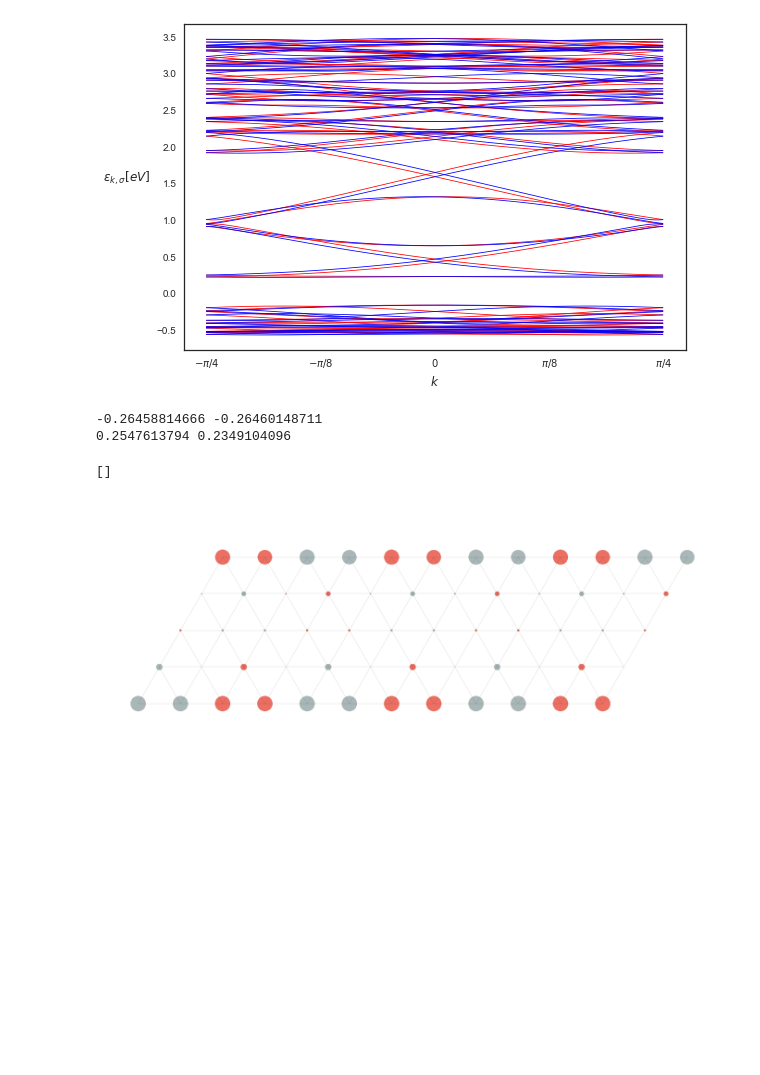
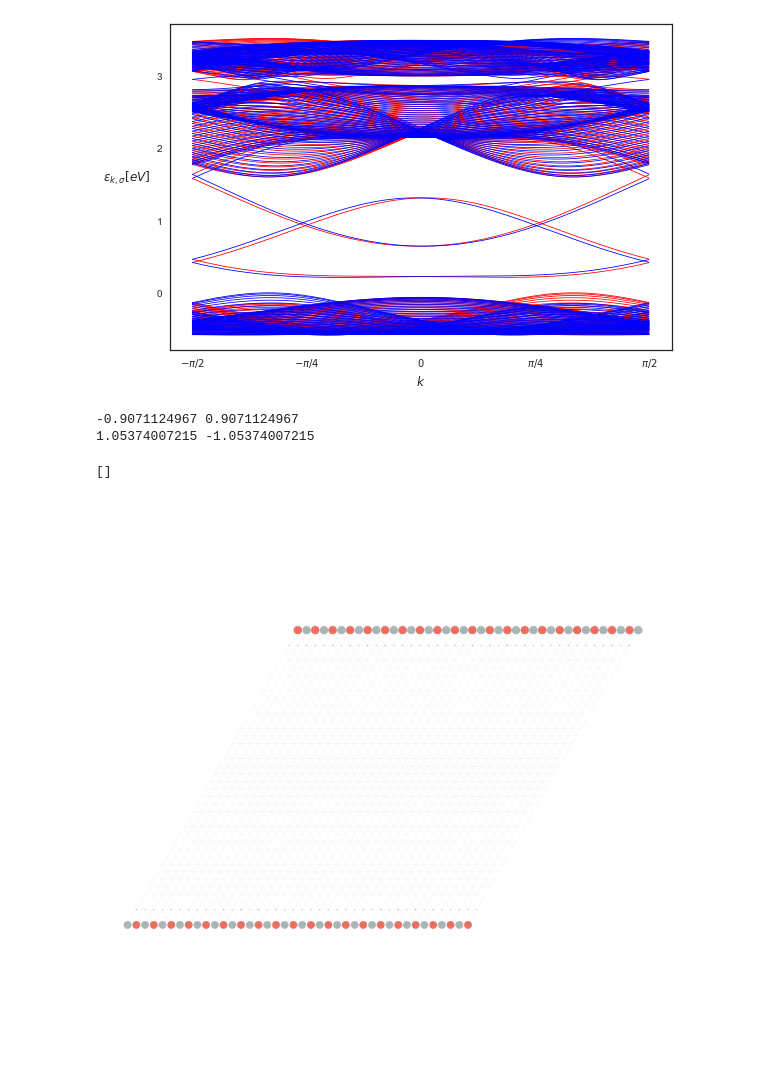
Before and after one commit to fmonteir/tmd-nanoribbon-mean-field, a Jupyter notebook: examples/plot-src/kspace.ipynb, the cells around one changed output. Cells and saved outputs as stored; diff of their text form; code cells hidden in the pictures; blank space fills up the shorter version.

```diff
--- a/examples/plot-src/kspace.ipynb
+++ b/examples/plot-src/kspace.ipynb
@@ -12,11 +12,11 @@ rcParams['font.sans-serif'] = ['Arial']
 # %%
 ## PARAMETERS
 
-U = 12
+U = 16
 BETA = 20
-MU = 9
-NA = 4
-NY = 5
+MU = 15
+NA = 2
+NY = 40
 
 ## DEFINES
 
@@ -75,9 +75,9 @@ else:
     ax.set_xticklabels([r'$-\pi / ' + str(NA) + '$', r'$-\pi / ' + str(NA * 2) + '$',\
                         r'$0$', r'$\pi / ' + str(NA * 2) + '$', r'$\pi / ' + str(NA) + '$'])
 # %% [output]
-[figure, old version]
+[figure, new version]
 # %%
-NX=12
+NX=40
 dotscale = 1000
 fig = plt.figure(1, figsize = (NX, NY))
 ax = fig.add_subplot(111)
@@ -124,36 +124,36 @@ vs = np.zeros((NX * NY , 2))
 v1 = np.array([1, 0])
 v2 = np.array([1 / 2, np.sqrt(3) / 2])
 for i in range(NX):
     for j in range(NY):
         vs[NX * j + i, :] =\
         a1[i] * v1 + a2[j] * v2
         a = (i + NA) % NA
         lat[NX * j + i] \
         = ( nUp[NORB * (NY * a + j)]\
         + nUp[1 + NORB * (NY * a + j)]\
         + nUp[2 + NORB * (NY * a + j)]\
         - nDw[NORB * (NY * a + j)]\
         - nDw[1 + NORB * (NY * a + j)]\
         - nDw[2 + NORB * (NY * a + j)])
         if lat[NX * j + i] > 0:
             clr[NX * j + i] = "#e74c3c"
         else:
             clr[NX * j + i] = "#95a5a6"
 print(lat[0], lat[1])
 print(lat[NX* (NY - 1)], lat[NX* (NY - 1) + 1])
 
 ax.axis('off')
 ax.scatter(vs[:, 0], vs[:, 1],\
 s = dotscale * abs(lat),\
 c = clr.decode('UTF-8'), alpha = 0.8, edgecolors = None)
 ax.axis('equal')
 ax.set_yticklabels([])
 ax.set_xticklabels([])
 # %% [output]
--0.26458814666 -0.26460148711
-0.2547613794 0.2349104096
+-0.9071124967 0.9071124967
+1.05374007215 -1.05374007215
 []
-[figure, old version]
+[figure, new version]
 # %%
 fig = plt.figure(1, figsize = (9, 6))
 ax = fig.add_subplot(111)
```
Also changed, not shown: parts of 5 cells of this notebook, 53 other files.
